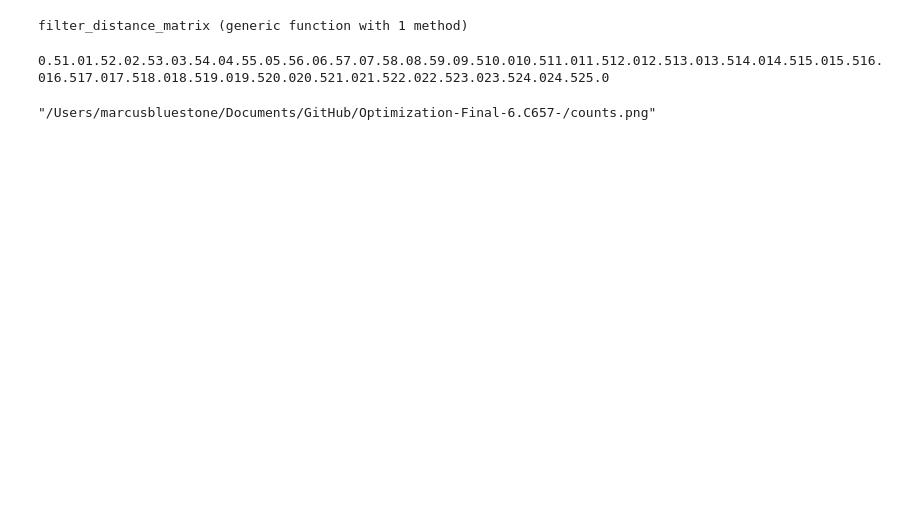
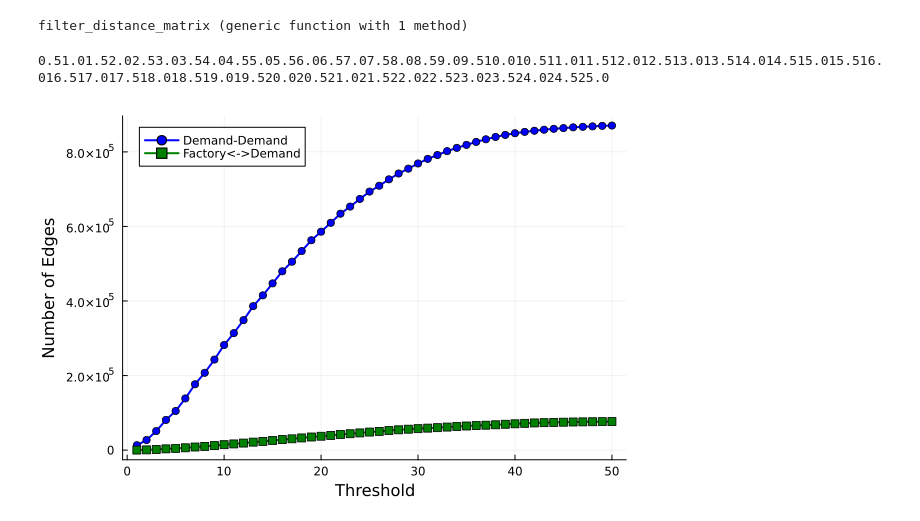
Before and after one commit to MarcusBluestone/Amazon-Routes-Optimization-Final, a Jupyter notebook: tests_julia.ipynb, the cells around one changed output. Saved outputs shown, nothing was run; the diff lists cells and outputs as text; code cells hidden in the pictures; blank space fills up the shorter version.

```diff
--- a/tests_julia.ipynb
+++ b/tests_julia.ipynb
@@ -45,10 +45,10 @@ end
 0.51.01.52.02.53.03.54.04.55.05.56.06.57.07.58.08.59.09.510.010.511.011.512.012.513.013.514.014.515.015.516.016.517.017.518.018.519.019.520.020.521.021.522.022.523.023.524.024.525.0
 # %%
 plot(x, label="Demand-Demand", lw=2, marker=:circle, color=:blue)
-plot!(y, label="Factory->Demand", lw=2, marker=:square, color=:green)
-plot!(z, label="Demand->Factory", lw=2, marker=:diamond, color=:red)
+plot!(y, label="Factory<->Demand", lw=2, marker=:square, color=:green)
 ylabel!("Number of Edges")
 xlabel!("Threshold")
 savefig("counts.png")
+plot!()
 # %% [output]
-"/Users/marcusbluestone/Documents/GitHub/Optimization-Final-6.C657-/counts.png"
+[figure, added]
```
Also changed, not shown: 4 other files.
